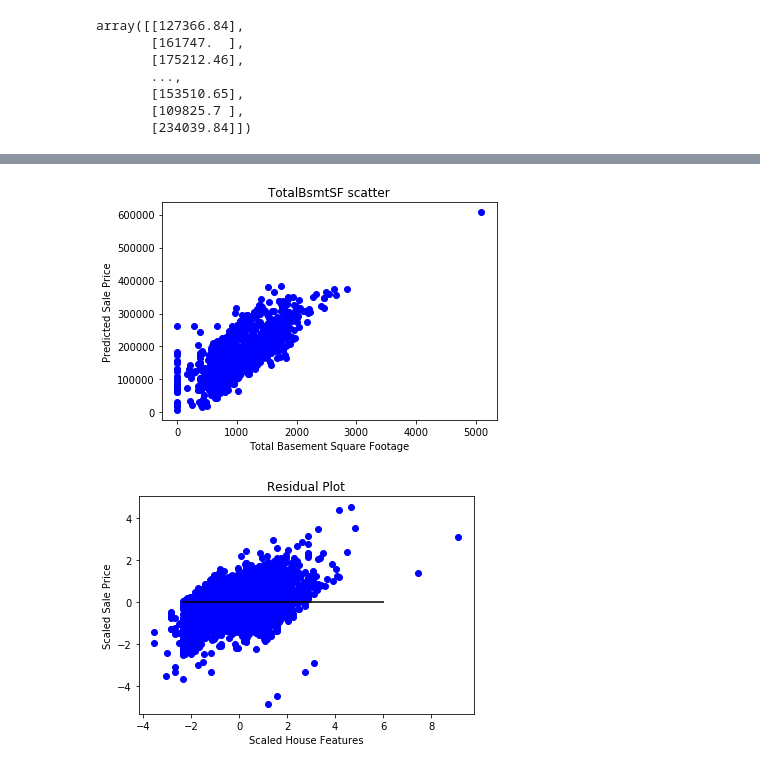
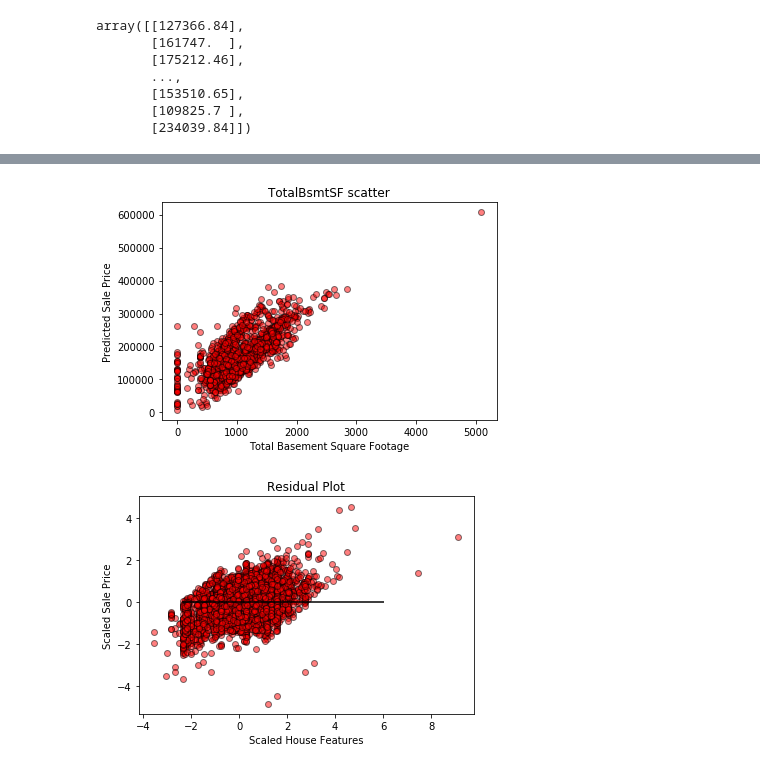
Before and after one commit to crobertson24/Final-Project, a Jupyter notebook: Housing linear regression.ipynb, the cells around one changed output, grey strips where cells are left out. Cells and saved outputs as stored; diff of their text form; code cells hidden in the pictures.

```diff
--- a/Housing linear regression.ipynb
+++ b/Housing linear regression.ipynb
@@ -125,4 +135,4 @@ Name: SalePrice, dtype: float64
 sale_price = cleaned_data["SalePrice"]
 cleaned_data.drop("SalePrice", axis = 1, inplace = True)
 # R2 Score: 0.8517171609905699 "OverallQual","GrLivArea","GarageCars","GarageArea","YearBuilt","TotalBsmtSF"
-parameters = cleaned_data[["OverallQual","GrLivArea","GarageCars","GarageArea","YearBuilt","TotalBsmtSF"]]
+features = cleaned_data[["OverallQual","GrLivArea","GarageCars","GarageArea","YearBuilt","TotalBsmtSF"]]
@@ -129,6 +141,6 @@ parameters = cleaned_data[["OverallQual","GrLivArea","GarageCars","GarageArea","
 # %%
 y = sale_price.values.reshape(-1, 1)
-X = parameters
+X = features
 # %%
 X_train, X_test, y_train, y_test = train_test_split(X, y, random_state=42)
 # %%
@@ -278,22 +296,22 @@ plt.show()
 # %%
-plt.scatter(X["TotalBsmtSF"] ,Ridge_test_predictions , c="blue", label="Predicted Data")
+plt.scatter(X["TotalBsmtSF"] ,Ridge_test_predictions , c="red", label="Predicted Data", alpha=0.5, edgecolor="black")
 plt.title("TotalBsmtSF scatter")
 plt.xlabel('Total Basement Square Footage')
 plt.ylabel('Predicted Sale Price')
 plt.show()
 # %% [output]
-[figure, old version]
+[figure, new version]
 # %%
 ridge = Ridge(alpha=.01).fit(X_train_scaled, y_train_scaled)
 X_scaler = StandardScaler().fit(X)
 X_test_scaled = X_scaler.transform(X)
 Ridge_test_predictions_scaled = ridge.predict(X_test_scaled)
 # %%
-plt.scatter(X_test_scaled , X_test_scaled - Ridge_test_predictions_scaled , c="blue", label="Predicted Data")
+plt.scatter(X_test_scaled , X_test_scaled - Ridge_test_predictions_scaled , c="red", label="Predicted Data", alpha=0.5, edgecolor="black")
 plt.hlines(y=0, xmin=Ridge_test_predictions_scaled.min(), xmax=Ridge_test_predictions_scaled.max())
 plt.title("Residual Plot")
 plt.xlabel('Scaled House Features')
 plt.ylabel('Scaled Sale Price')
 plt.show()
 # %% [output]
-[figure, old version]
+[figure, new version]
```
Also changed, not shown: parts of 19 cells of this notebook.
